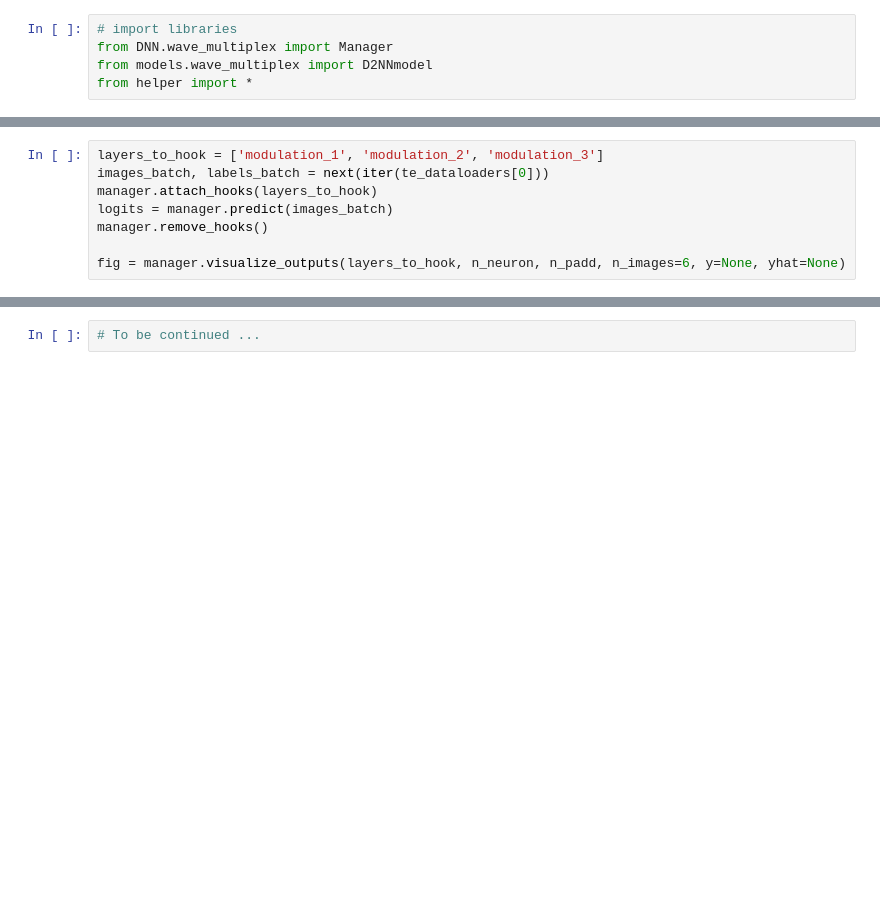
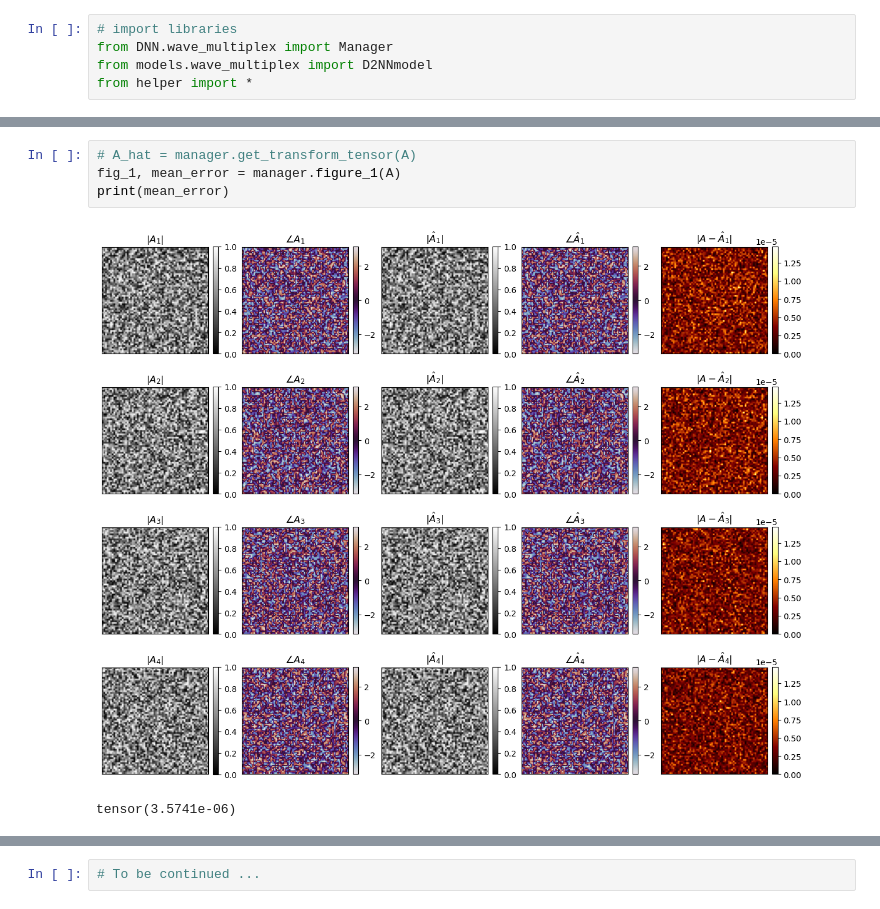
Before and after one commit to kidehowu/WavelengthMultiplexingD2NN, a Jupyter notebook: wavelength_multiplexing.ipynb, the cells around one changed output, grey strips where cells are left out. Cells and saved outputs as stored; diff of their text form; blank space fills up the shorter version.

```diff
--- a/wavelength_multiplexing.ipynb
+++ b/wavelength_multiplexing.ipynb
@@ -62,8 +58,7 @@ RuntimeError: indices should be either on cpu or on the same device as the index
-# %%
-layers_to_hook = ['modulation_1', 'modulation_2', 'modulation_3']
-images_batch, labels_batch = next(iter(te_dataloaders[0]))
-manager.attach_hooks(layers_to_hook)
-logits = manager.predict(images_batch)
-manager.remove_hooks()
-
-fig = manager.visualize_outputs(layers_to_hook, n_neuron, n_padd, n_images=6, y=None, yhat=None)
+# %%
+# A_hat = manager.get_transform_tensor(A)
+fig_1, mean_error = manager.figure_1(A)
+print(mean_error)
+# %% [output]
+[figure, added]
+tensor(3.5741e-06)
```
Also changed, not shown: parts of 12 cells of this notebook, 4 other files.
